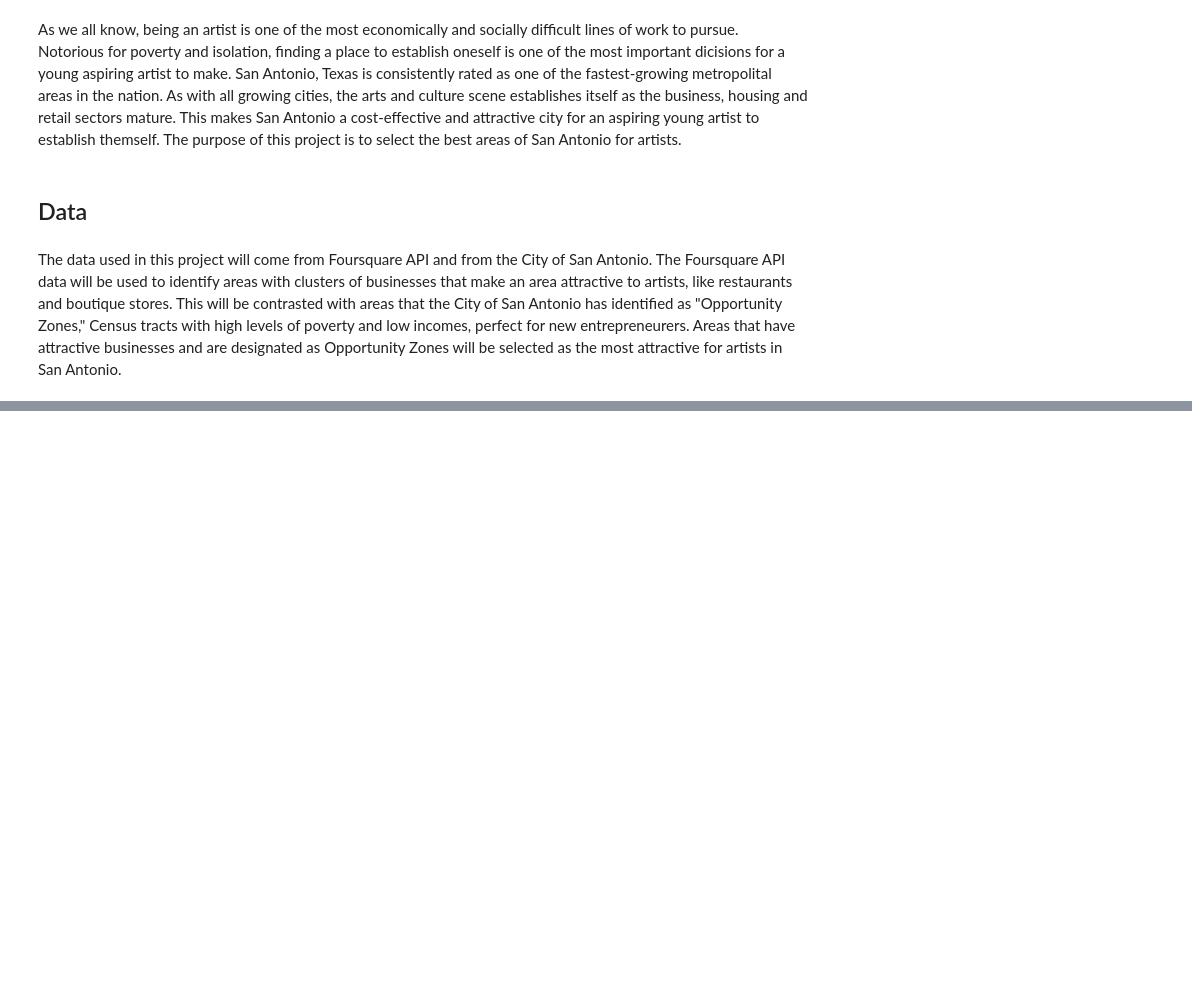
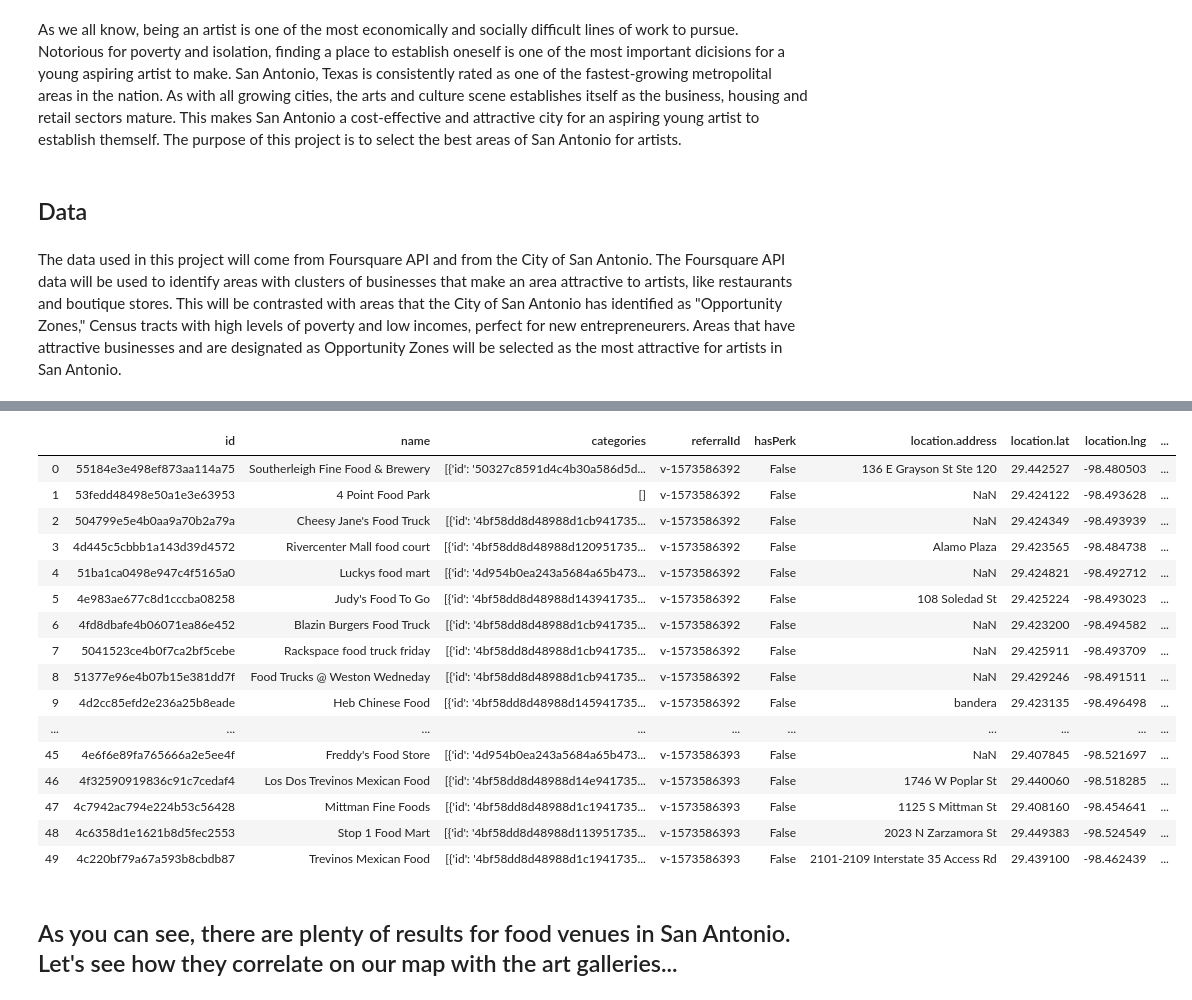
Before and after one commit to womanita/Coursera_Capstone, a Jupyter notebook: Where_Should_the_Artists_go_in_San_Antonio.ipynb, the cells around one changed output, grey strips where cells are left out. Drawn from its saved outputs; the diff is of its cells as text; code cells hidden in the pictures; blank space fills up the shorter version.

```diff
--- a/Where_Should_the_Artists_go_in_San_Antonio.ipynb
+++ b/Where_Should_the_Artists_go_in_San_Antonio.ipynb
@@ -10,0 +49,9 @@ The data used in this project will come from Foursquare API and from the City of
+# %%
+# @hidden_cell
+CLIENT_ID = 'LWSNZXRLAVQPVHADVQOBQPK44L1UF1KJOS2DEJ4Q45CV2H3B' # your Foursquare ID
+CLIENT_SECRET = 'QOICAMKFE1SDKHPCAYRGDMTXCNRJQWCZNL1UFWQII3DSHA0X' # your Foursquare Secret
+VERSION = '20180604'
+LIMIT = 60
+print('Your credentails:')
+print('CLIENT_ID: ' + CLIENT_ID)
+print('CLIENT_SECRET:' + CLIENT_SECRET)
@@ -10,0 +156,8 @@ The data used in this project will come from Foursquare API and from the City of
+# %%
+latitude=29.4241
+longitude=-98.4936
+search_query='Food'
+radius=5000
+LIMIT=200
+url = 'https://api.foursquare.com/v2/venues/search?client_id={}&client_secret={}&ll={},{}&v={}&query={}&radius={}&limit={}'.format(CLIENT_ID, CLIENT_SECRET, latitude, longitude, VERSION, search_query, radius, LIMIT)
+url
@@ -10,0 +166,3 @@ The data used in this project will come from Foursquare API and from the City of
+# %%
+food_results=requests.get(url).json()
+food_results
@@ -10,0 +187,24 @@ The data used in this project will come from Foursquare API and from the City of
+# %%
+food_venues=food_results['response']['venues']
+food_venues_df=json_normalize(food_venues)
+food_venues_df
+# %% [output]
+|  | id | name | categories | referralId | hasPerk | location.address | location.lat | location.lng | ... |
+| 0 | 55184e3e498ef873aa114a75 | Southerleigh Fine Food & Brewery | [{'id': '50327c8591d4c4b30a586d5d... | v-1573586392 | False | 136 E Grayson St Ste 120 | 29.442527 | -98.480503 | ... |
+| 1 | 53fedd48498e50a1e3e63953 | 4 Point Food Park | [] | v-1573586392 | False | NaN | 29.424122 | -98.493628 | ... |
+| 2 | 504799e5e4b0aa9a70b2a79a | Cheesy Jane's Food Truck | [{'id': '4bf58dd8d48988d1cb941735... | v-1573586392 | False | NaN | 29.424349 | -98.493939 | ... |
+| 3 | 4d445c5cbbb1a143d39d4572 | Rivercenter Mall food court | [{'id': '4bf58dd8d48988d120951735... | v-1573586392 | False | Alamo Plaza | 29.423565 | -98.484738 | ... |
+| 4 | 51ba1ca0498e947c4f5165a0 | Luckys food mart | [{'id': '4d954b0ea243a5684a65b473... | v-1573586392 | False | NaN | 29.424821 | -98.492712 | ... |
+| 5 | 4e983ae677c8d1cccba08258 | Judy's Food To Go | [{'id': '4bf58dd8d48988d143941735... | v-1573586392 | False | 108 Soledad St | 29.425224 | -98.493023 | ... |
+| 6 | 4fd8dbafe4b06071ea86e452 | Blazin Burgers Food Truck | [{'id': '4bf58dd8d48988d1cb941735... | v-1573586392 | False | NaN | 29.423200 | -98.494582 | ... |
+| 7 | 5041523ce4b0f7ca2bf5cebe | Rackspace food truck friday | [{'id': '4bf58dd8d48988d1cb941735... | v-1573586392 | False | NaN | 29.425911 | -98.493709 | ... |
+| 8 | 51377e96e4b07b15e381dd7f | Food Trucks @ Weston Wedneday | [{'id': '4bf58dd8d48988d1cb941735... | v-1573586392 | False | NaN | 29.429246 | -98.491511 | ... |
+| 9 | 4d2cc85efd2e236a25b8eade | Heb Chinese Food | [{'id': '4bf58dd8d48988d145941735... | v-1573586392 | False | bandera | 29.423135 | -98.496498 | ... |
+| ... | ... | ... | ... | ... | ... | ... | ... | ... | ... |
+| 45 | 4e6f6e89fa765666a2e5ee4f | Freddy's Food Store | [{'id': '4d954b0ea243a5684a65b473... | v-1573586393 | False | NaN | 29.407845 | -98.521697 | ... |
+| 46 | 4f32590919836c91c7cedaf4 | Los Dos Trevinos Mexican Food | [{'id': '4bf58dd8d48988d14e941735... | v-1573586393 | False | 1746 W Poplar St | 29.440060 | -98.518285 | ... |
+| 47 | 4c7942ac794e224b53c56428 | Mittman Fine Foods | [{'id': '4bf58dd8d48988d1c1941735... | v-1573586393 | False | 1125 S Mittman St | 29.408160 | -98.454641 | ... |
+| 48 | 4c6358d1e1621b8d5fec2553 | Stop 1 Food Mart | [{'id': '4bf58dd8d48988d113951735... | v-1573586393 | False | 2023 N Zarzamora St | 29.449383 | -98.524549 | ... |
+| 49 | 4c220bf79a67a593b8cbdb87 | Trevinos Mexican Food | [{'id': '4bf58dd8d48988d1c1941735... | v-1573586393 | False | 2101-2109 Interstate 35 Access Rd | 29.439100 | -98.462439 | ... |
+# %% [markdown]
+## As you can see, there are plenty of results for food venues in San Antonio.  Let's see how they correlate on our map with the art galleries...
```
Also changed, not shown: parts of 35 cells of this notebook.
